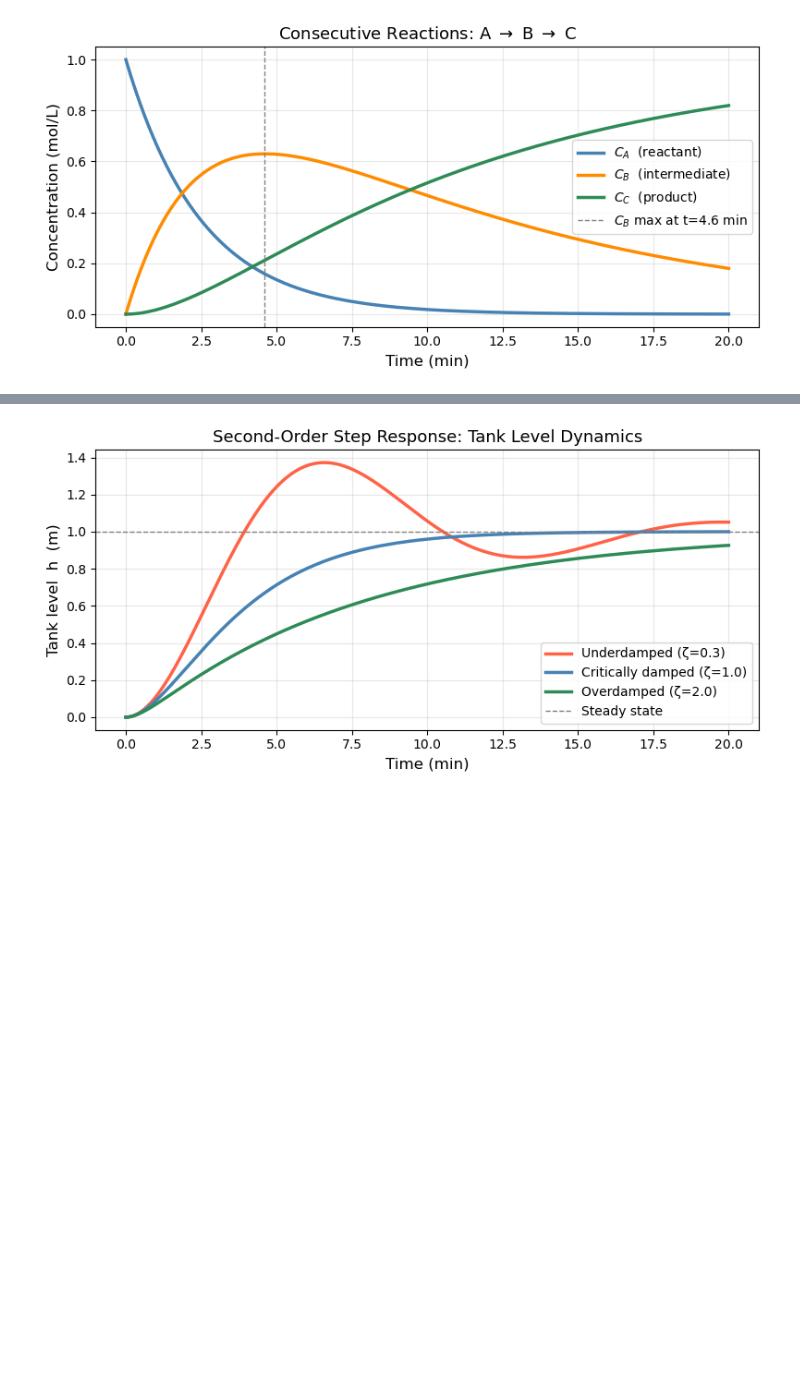
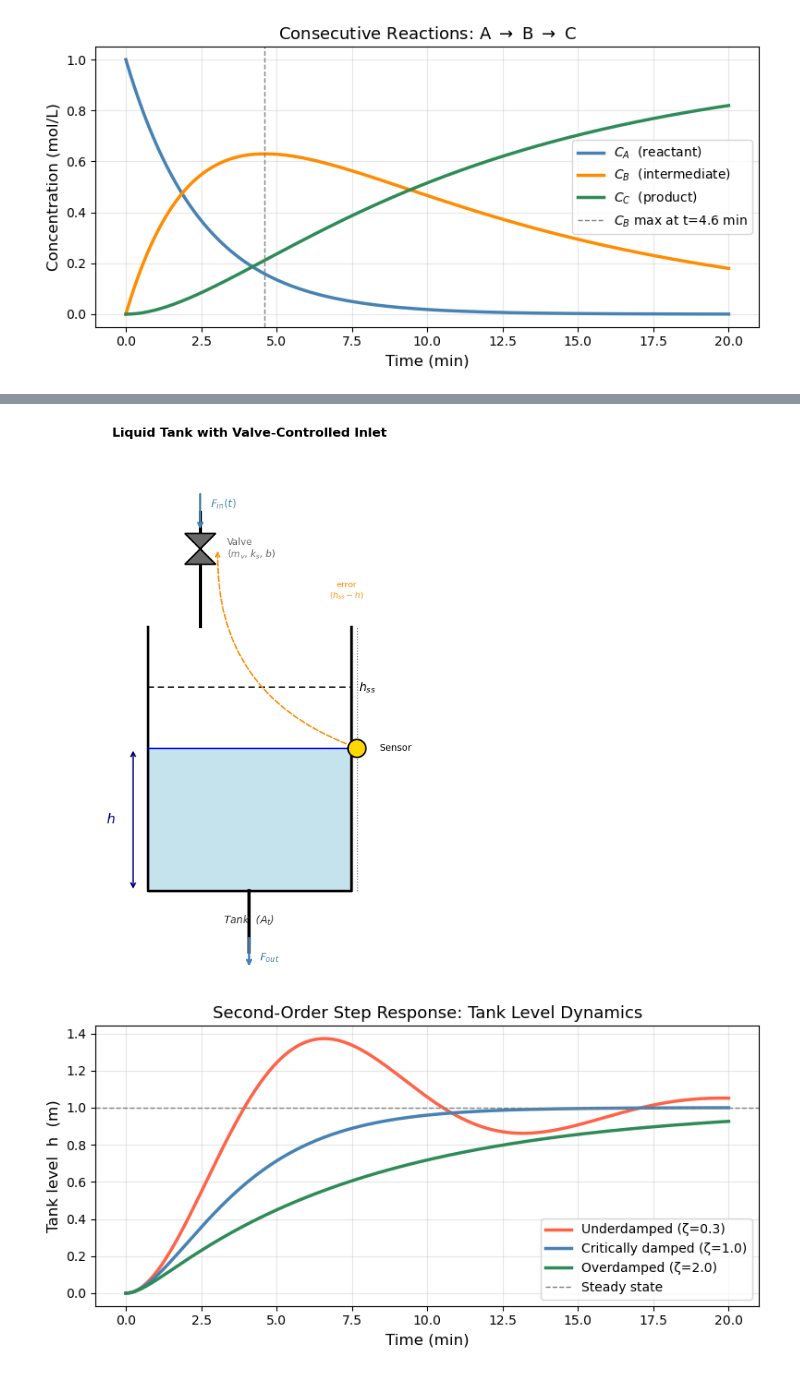
Before and after one commit to ock-group/CHME212-2026-Spring, a Jupyter notebook: docs/chapter18/18_notebook.ipynb, the cells around one changed output, grey strips where cells are left out. Drawn from its saved outputs; the diff is of its cells as text; code cells hidden in the pictures; blank space fills up the shorter version.

```diff
--- a/docs/chapter18/18_notebook.ipynb
+++ b/docs/chapter18/18_notebook.ipynb
@@ -706,6 +807,94 @@ $$
 \qquad
 \frac{dy_2}{dt} = \frac{1}{\tau^2}\left(h_{ss} - y_1 - 2\zeta\tau\, y_2\right)
 $$
+# %%
+import matplotlib.pyplot as plt
+import matplotlib.patches as mpatches
+
+fig, ax = plt.subplots(figsize=(6, 7.5))
+ax.set_xlim(0, 10)
+ax.set_ylim(0, 13)
+ax.set_aspect('equal')
+ax.axis('off')
+
+# ── Tank walls (three sides, open top) ───────────────────────────────────────
+tank_l, tank_r = 2.5, 7.5
+tank_bot, tank_top = 2.0, 8.5
+
+ax.plot([tank_l, tank_l, tank_r, tank_r],
+        [tank_top, tank_bot, tank_bot, tank_top],
+        'k-', linewidth=2.5)
+
+# ── Liquid fill ───────────────────────────────────────────────────────────────
+liquid_h = 5.5
+ax.add_patch(mpatches.Rectangle(
+    (tank_l, tank_bot), tank_r - tank_l, liquid_h - tank_bot,
+    facecolor='#add8e6', edgecolor='none', alpha=0.7, zorder=1))
+ax.plot([tank_l, tank_r], [liquid_h, liquid_h], 'b-', linewidth=1.5)
+
+# ── h arrow and label ─────────────────────────────────────────────────────────
+ax.annotate('', xy=(tank_l - 0.35, liquid_h), xytext=(tank_l - 0.35, tank_bot),
+            arrowprops=dict(arrowstyle='<->', color='navy', lw=1.4))
+ax.text(tank_l - 0.9, (liquid_h + tank_bot) / 2, '$h$',
+        ha='center', va='center', fontsize=13, color='navy')
+
+# ── Setpoint dashed line ──────────────────────────────────────────────────────
+ax.plot([tank_l, tank_r], [7.0, 7.0], 'k--', linewidth=1.2, dashes=(5, 3))
+ax.text(tank_r + 0.2, 7.0, '$h_{ss}$', va='center', fontsize=11)
+
+# ── Inlet pipe (vertical, enters from top) ────────────────────────────────────
+pipe_x = 3.8
+ax.plot([pipe_x, pipe_x], [tank_top, 11.3], 'k-', linewidth=3)
+
+# ── Valve symbol (bowtie) ─────────────────────────────────────────────────────
+vx, vy, vs = pipe_x, 10.4, 0.38
+ax.add_patch(plt.Polygon(
+    [[vx - vs, vy + vs], [vx + vs, vy + vs], [vx, vy]],
+    closed=True, facecolor='dimgray', edgecolor='k', linewidth=1.5, zorder=4))
+ax.add_patch(plt.Polygon(
+    [[vx - vs, vy - vs], [vx + vs, vy - vs], [vx, vy]],
+    closed=True, facecolor='dimgray', edgecolor='k', linewidth=1.5, zorder=4))
+ax.text(vx + 0.65, vy, 'Valve\n($m_v$, $k_s$, $b$)',
+        va='center', fontsize=9, color='dimgray')
+
+# Flow arrow above valve
+ax.annotate('', xy=(pipe_x, vy + vs + 0.05), xytext=(pipe_x, 11.8),
+            arrowprops=dict(arrowstyle='->', color='steelblue', lw=2))
+ax.text(pipe_x + 0.25, 11.65, '$F_{in}(t)$', fontsize=10, va='top', color='steelblue')
+
+# ── Outlet pipe (bottom center) ───────────────────────────────────────────────
+out_x = 5.0
+ax.plot([out_x, out_x], [tank_bot, 0.5], 'k-', linewidth=3)
+ax.annotate('', xy=(out_x, 0.1), xytext=(out_x, 0.9),
+            arrowprops=dict(arrowstyle='->', color='steelblue', lw=2))
+ax.text(out_x + 0.25, 0.35, '$F_{out}$', fontsize=10, va='center', color='steelblue')
+
+# ── Level sensor (circle on tank wall) ───────────────────────────────────────
+sx = tank_r + 0.15
+ax.plot([sx, sx], [tank_bot, tank_top], color='gray', linewidth=1, linestyle=':')
+ax.add_patch(mpatches.Circle((sx, liquid_h), 0.22,
+             facecolor='gold', edgecolor='k', linewidth=1.5, zorder=5))
+ax.text(sx + 0.55, liquid_h, 'Sensor', fontsize=9, va='center')
+
+# ── Error signal arrow (sensor → valve) ──────────────────────────────────────
+ax.annotate('', xy=(vx + vs + 0.05, vy),
+            xytext=(sx - 0.22, liquid_h + 0.1),
+            arrowprops=dict(arrowstyle='->', color='darkorange', lw=1.4,
+                            linestyle='dashed',
+                            connectionstyle='arc3,rad=-0.35'))
+ax.text(7.4, 9.2, 'error\n$(h_{ss}-h)$',
+        fontsize=8, color='darkorange', ha='center')
+
+# ── Tank label ────────────────────────────────────────────────────────────────
+ax.text(5.0, 1.2, 'Tank  ($A_t$)', ha='center', fontsize=10,
+        style='italic', color='#333')
+
+ax.set_title('Liquid Tank with Valve-Controlled Inlet', fontsize=12,
+             fontweight='bold', pad=6)
+plt.tight_layout()
+plt.show()
+# %% [output]
+[figure, added]
 # %%
 # ── Second-order ODE: damped oscillator ──────────────────────────────────────
 
```
Also changed, not shown: parts of 9 cells of this notebook, 1 other file.
